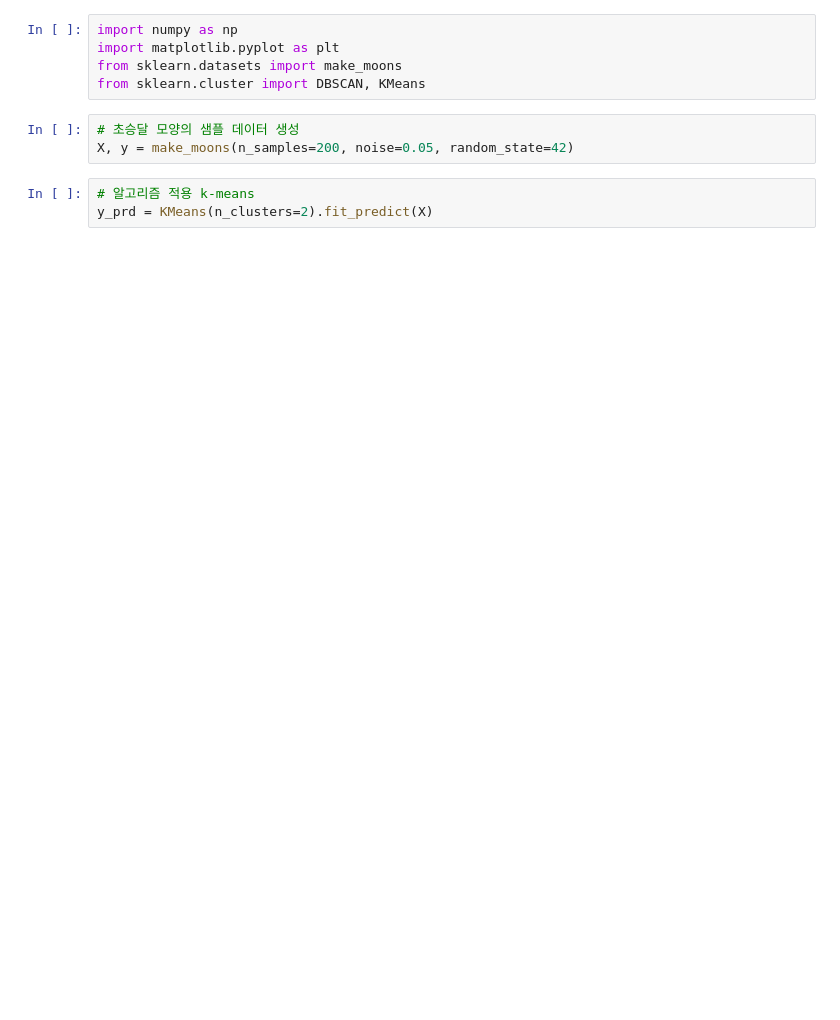
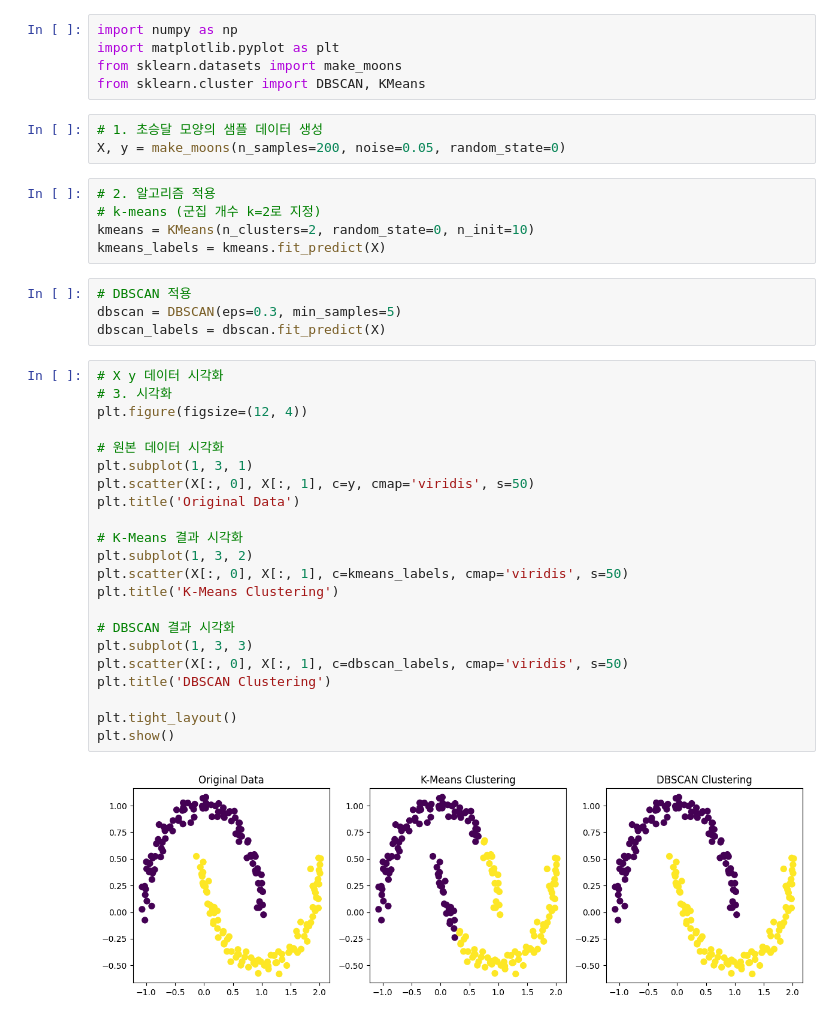
Before and after one commit to djdjdjdfh1/pandas-data-analysis, a Jupyter notebook: part7/7.8_review1_dbscan.ipynb, the cells around one changed output. Drawn from its saved outputs; the diff is of its cells as text; blank space fills up the shorter version.

```diff
--- a/part7/7.8_review1_dbscan.ipynb
+++ b/part7/7.8_review1_dbscan.ipynb
@@ -22,8 +22,38 @@ import matplotlib.pyplot as plt
 from sklearn.datasets import make_moons
 from sklearn.cluster import DBSCAN, KMeans
 # %%
-# 초승달 모양의 샘플 데이터 생성
-X, y = make_moons(n_samples=200, noise=0.05, random_state=42)
+# 1. 초승달 모양의 샘플 데이터 생성
+X, y = make_moons(n_samples=200, noise=0.05, random_state=0)
 # %%
-# 알고리즘 적용 k-means
-y_prd = KMeans(n_clusters=2).fit_predict(X)
+# 2. 알고리즘 적용
+# k-means (군집 개수 k=2로 지정)
+kmeans = KMeans(n_clusters=2, random_state=0, n_init=10)
+kmeans_labels = kmeans.fit_predict(X)
+# %%
+# DBSCAN 적용
+dbscan = DBSCAN(eps=0.3, min_samples=5)
+dbscan_labels = dbscan.fit_predict(X)
+# %%
+# X y 데이터 시각화
+# 3. 시각화
+plt.figure(figsize=(12, 4))
+
+# 원본 데이터 시각화
+plt.subplot(1, 3, 1)
+plt.scatter(X[:, 0], X[:, 1], c=y, cmap='viridis', s=50)
+plt.title('Original Data')
+
+# K-Means 결과 시각화
+plt.subplot(1, 3, 2)
+plt.scatter(X[:, 0], X[:, 1], c=kmeans_labels, cmap='viridis', s=50)
+plt.title('K-Means Clustering')
+
+# DBSCAN 결과 시각화
+plt.subplot(1, 3, 3)
+plt.scatter(X[:, 0], X[:, 1], c=dbscan_labels, cmap='viridis', s=50)
+plt.title('DBSCAN Clustering')
+
+plt.tight_layout()
+plt.show()
+# %% [output]
+[figure, added]
```
Also changed, not shown: parts of 1 cell of this notebook, 10 other files.
